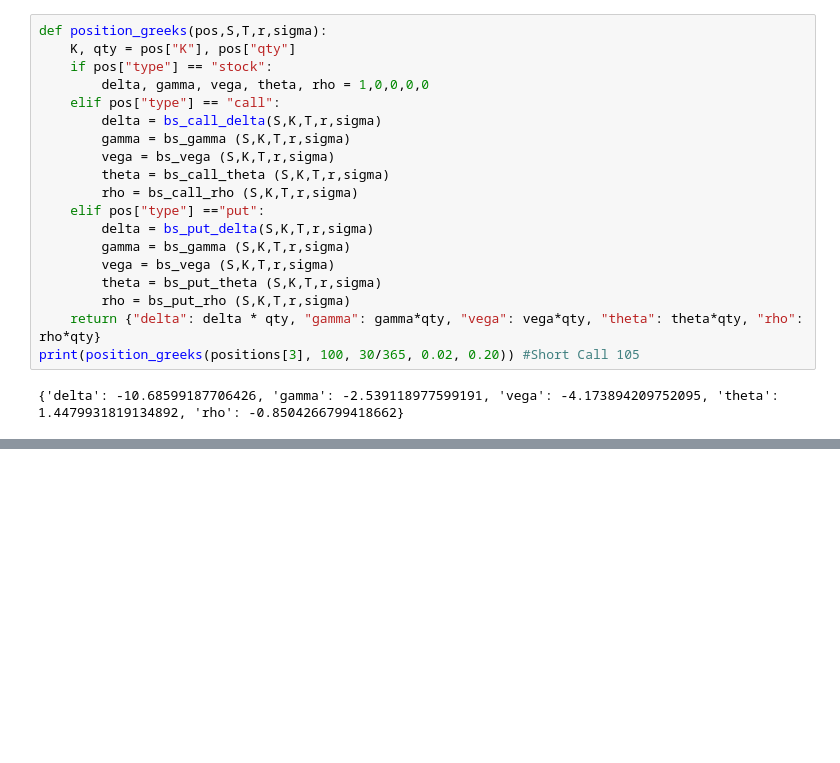
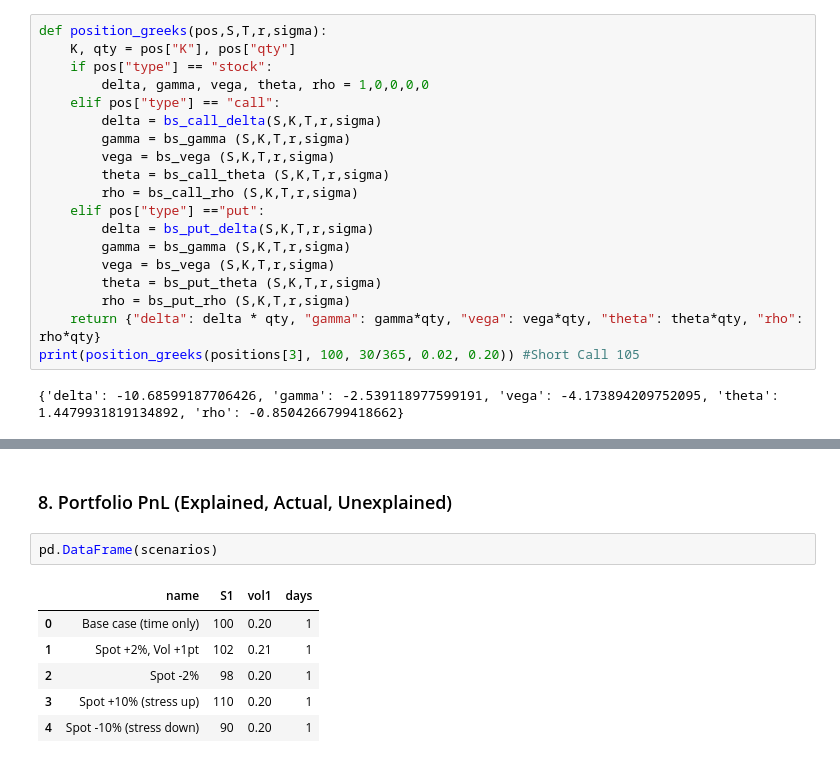
Before and after one commit to mie2510/market-risk-daily-report, a Jupyter notebook: 01_pnl_explain.ipynb, the cells around one changed output, grey strips where cells are left out. Saved outputs shown, nothing was run; the diff lists cells and outputs as text; blank space fills up the shorter version.

```diff
--- a/01_pnl_explain.ipynb
+++ b/01_pnl_explain.ipynb
@@ -307,0 +347,11 @@ greeks_df
+# %% [markdown]
+### 8. Portfolio PnL (Explained, Actual, Unexplained)
+# %%
+pd.DataFrame(scenarios)
+# %% [output]
+|  | name | S1 | vol1 | days |
+| 0 | Base case (time only) | 100 | 0.20 | 1 |
+| 1 | Spot +2%, Vol +1pt | 102 | 0.21 | 1 |
+| 2 | Spot -2% | 98 | 0.20 | 1 |
+| 3 | Spot +10% (stress up) | 110 | 0.20 | 1 |
+| 4 | Spot -10% (stress down) | 90 | 0.20 | 1 |
```
Also changed, not shown: parts of 19 cells of this notebook.
